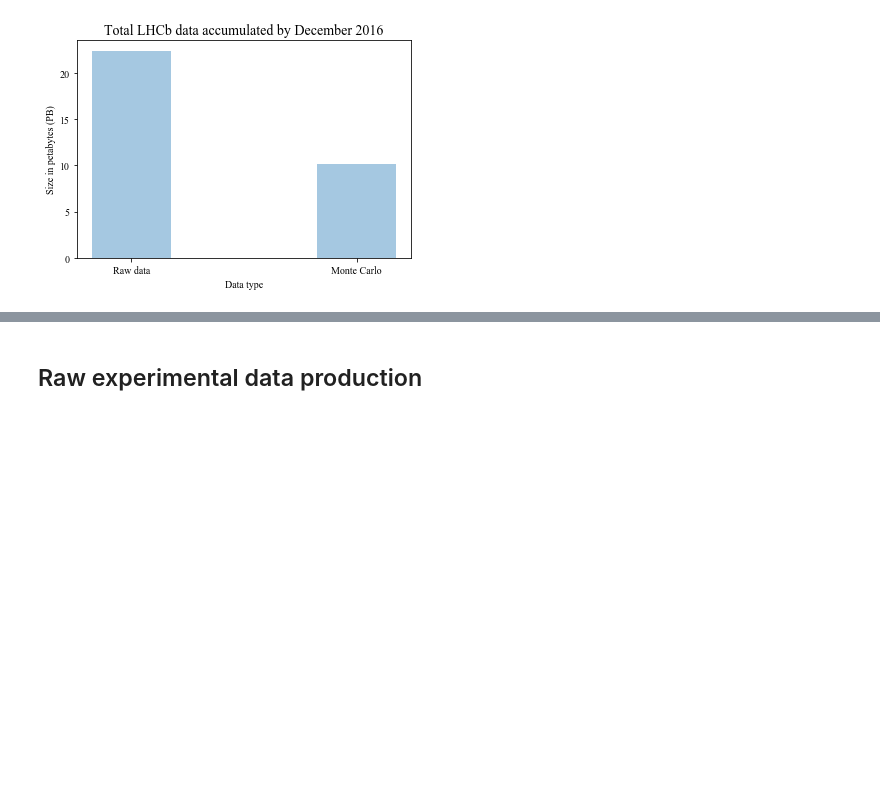
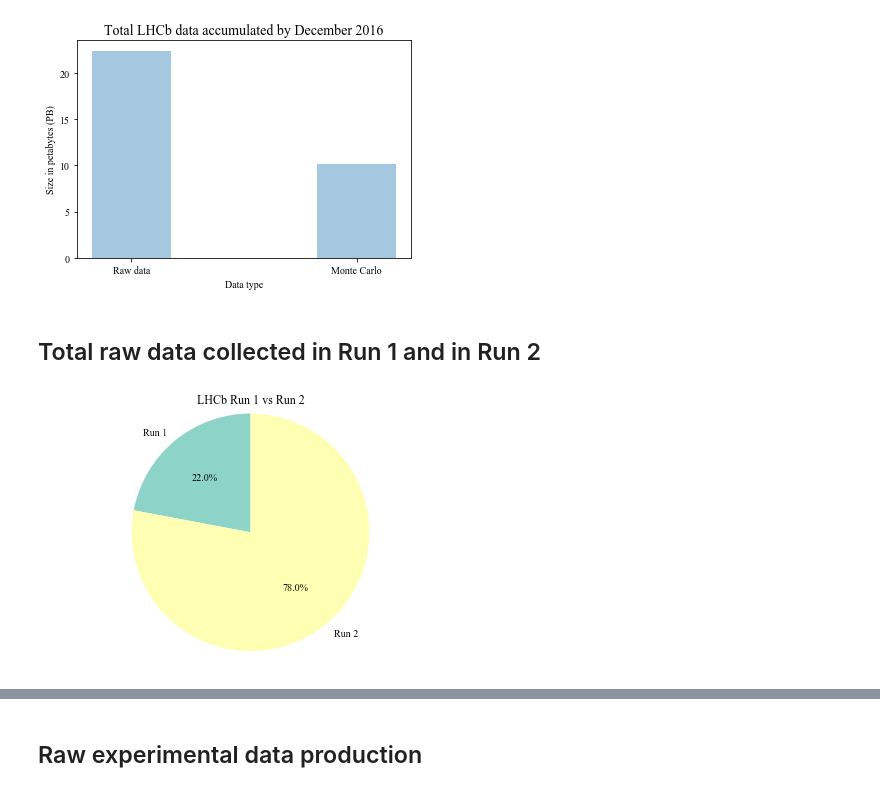
Before and after one commit to atrisovic/thesis-plots, a Jupyter notebook: lhcb-data-production-statistics.ipynb, the cells around one changed output, grey strips where cells are left out. Cells and saved outputs as stored; diff of their text form; code cells hidden in the pictures; blank space fills up the shorter version.

Commit message:
more on data production

```diff
--- a/lhcb-data-production-size-ratios-by-2016.ipynb
+++ b/lhcb-data-production-statistics.ipynb
@@ -21,3 +23,24 @@ plt.title('Total LHCb data accumulated by December 2016', fontsize=14)
 plt.show()
 # %% [output]
 [figure]
+# %% [markdown]
+## Total raw data collected in Run 1 and in Run 2
+# %%
+labels = 'Run 1', 'Run 2'
+sizes = [6.5, 23.0]
+explode = (0, 0)
+colors = plt.cm.Set3(np.linspace(0,1,10))
+
+fig = plt.figure()
+fig.suptitle('LHCb Run 1 vs Run 2')
+ax = fig.gca()
+ax.set_color_cycle(colors)
+
+ax.pie(sizes, explode=explode, labels=labels, autopct='%1.1f%%',
+        shadow=False, startangle=90)
+ax.axis('equal')
+
+fig.tight_layout()
+plt.show()
+# %% [output]
+[figure, added]
```
Also changed, not shown: parts of 3 cells of this notebook, 1 other file.
